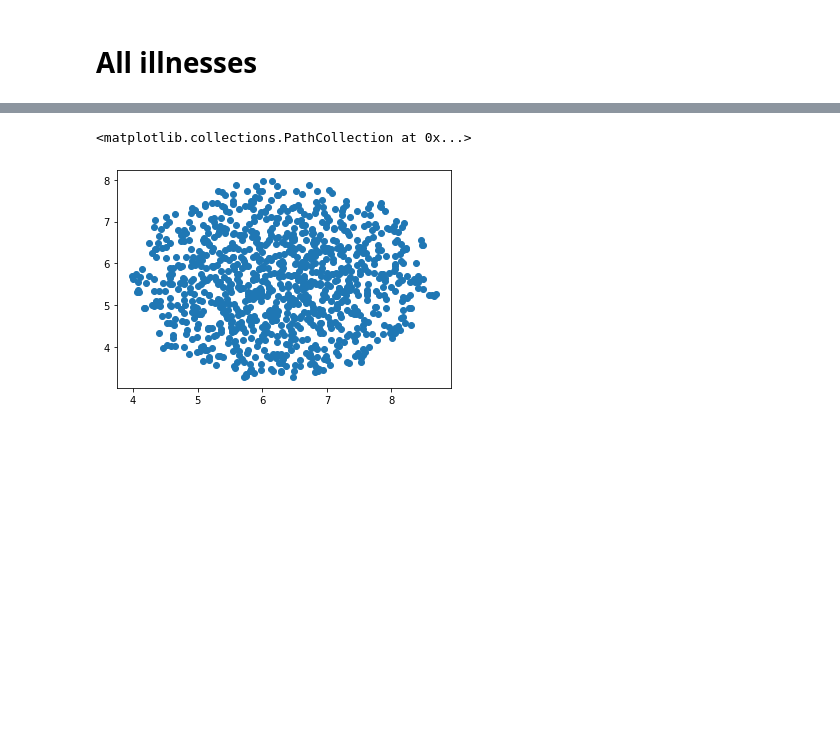
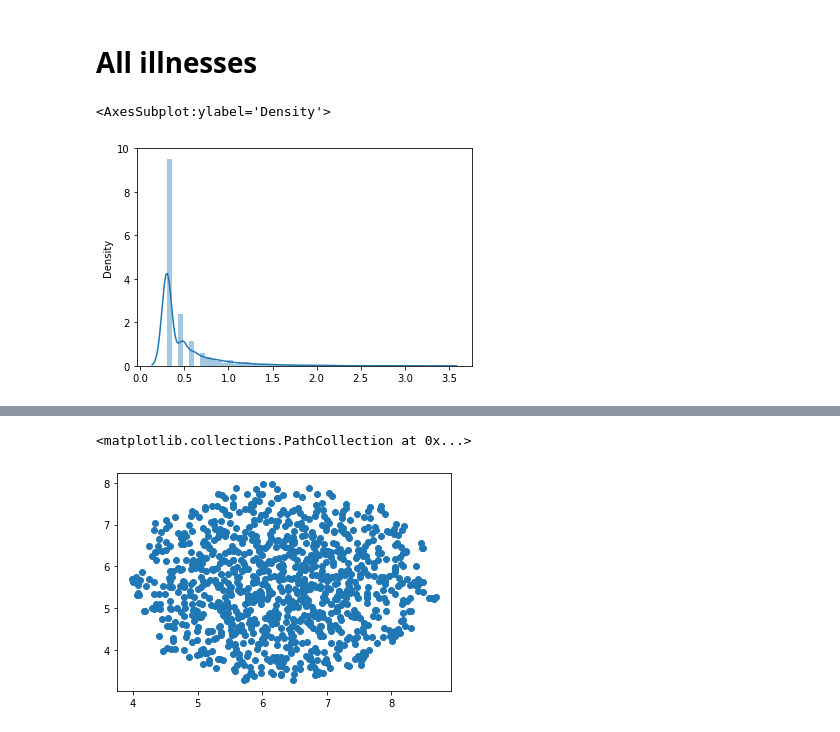
Before and after one commit to cole-khamnei/HLA_genotyping_associations, a Jupyter notebook: notebooks/comorbid_graph.ipynb, the cells around one changed output, grey strips where cells are left out. Drawn from its saved outputs; the diff is of its cells as text; code cells hidden in the pictures; blank space fills up the shorter version.

```diff
--- a/notebooks/comorbid_graph.ipynb
+++ b/notebooks/comorbid_graph.ipynb
@@ -70,0 +71,8 @@ for i, illness in enumerate(all_illnesses):
+# %%
+unique_edge_weights = illness_graph[np.triu_indices(len(illness_graph))]
+unique_edge_weights = unique_edge_weights[unique_edge_weights != 0]
+# %%
+sns.distplot(np.log10(unique_edge_weights + 1))
+# %% [output]
+<AxesSubplot:ylabel='Density'>
+[figure, added]
```
Also changed, not shown: parts of 10 cells of this notebook, 11 other files.
